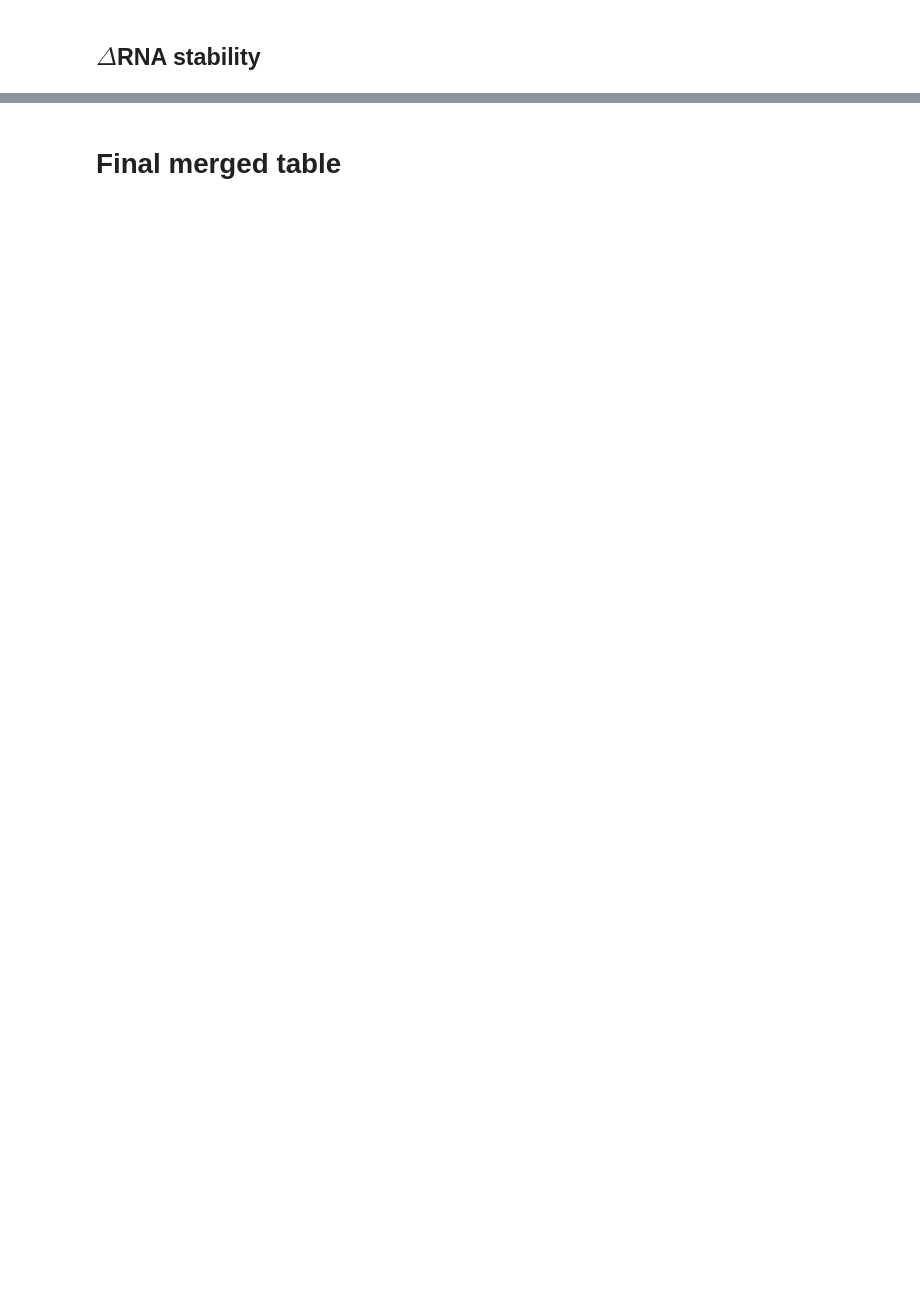
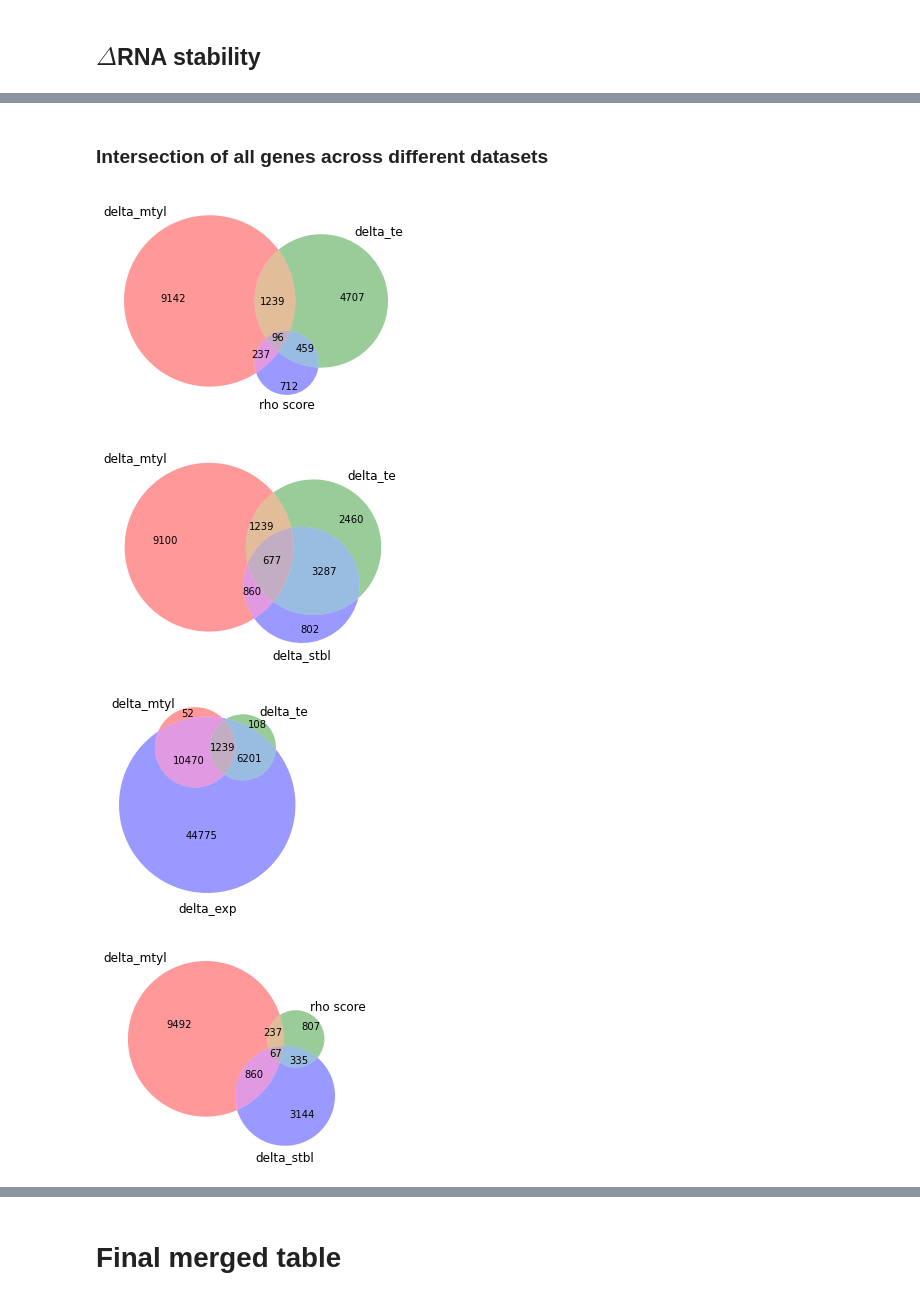
Before and after one commit to goodarzilab/Abe, a Jupyter notebook: Gilbertlab/Decitabine_treatment/combined_analysis-intersectional-genes.ipynb, the cells around one changed output, grey strips where cells are left out. Drawn from its saved outputs; the diff is of its cells as text; code cells hidden in the pictures; blank space fills up the shorter version.

```diff
--- a/Gilbertlab/Decitabine_treatment/combined_analysis-intersectional-genes.ipynb
+++ b/Gilbertlab/Decitabine_treatment/combined_analysis-intersectional-genes.ipynb
@@ -49,6 +49,6 @@ for i,x in enumerate(comparisons):
     # read data and write into dictionary
     Data [cel][exp] = tables[i]
 
-# include CRISPR screening scores
-Data['hl60']['rho'] = pd.read_csv('screen/CRISPRi_HL60_rho.txt', header=None, sep = '\t').dropna().set_index(0)
-Data['hl60']['gamma'] = pd.read_csv('screen/CRISPRi_HL60_gamma.txt', header=None, sep = '\t').dropna().set_index(0)
+Data['hl60']['delta_te'] = Data['hl60']['delta_te'][['gene_id','gene_name','Estimate_treatmentDRUG','fdr_Pr...z.._treatmentDRUG']]
+Data['hl60']['delta_mtyl'] = Data['hl60']['delta_mtyl'][['ensembl','name','logFC','p_value']]
+Data['hl60']['delta_mtyl'].columns = ['gene_id','gene_name','logFC','pval']
@@ -55,3 +88,8 @@ Data['hl60']['gamma'] = pd.read_csv('screen/CRISPRi_HL60_gamma.txt', header=None
+# %%
+screen = pd.read_excel('screen/CRISPRi_HL60_DAC_genetable_collapsed.xlsx')
+
+Data['hl60']['rho'] = make_score_df(screen, 'rho')
+Data['hl60']['gamma'] = make_score_df(screen, 'gamma')
 # %% [markdown]
 # Intersectional genes
 Find top genes across all cell lines and high throughput experiments:
@@ -294,0 +423,19 @@ upset(fromList(Vecs), order.by = "freq")
+# %% [markdown]
+### Intersection of all genes across different datasets
+# %%
+datasets= [
+    list(set(Data['hl60']['delta_mtyl'].gene_name.tolist())),
+    list(set(Data['hl60']['delta_te'].gene_name.tolist())),
+    list(set(Data['hl60']['rho'].gene_name.tolist())),
+    list(set(stbl_df.gene_name.tolist())),
+    list(set(exp_df.gene_name.tolist()))
+]
+
+names = ['delta_mtyl', 'delta_te','rho score', 'delta_stbl','delta_exp']
+# %%
+iter_venn(datasets, names)
+# %% [output]
+[figure, added]
+[figure, added]
+[figure, added]
+[figure, added]
```
Also changed, not shown: parts of 44 cells of this notebook.
